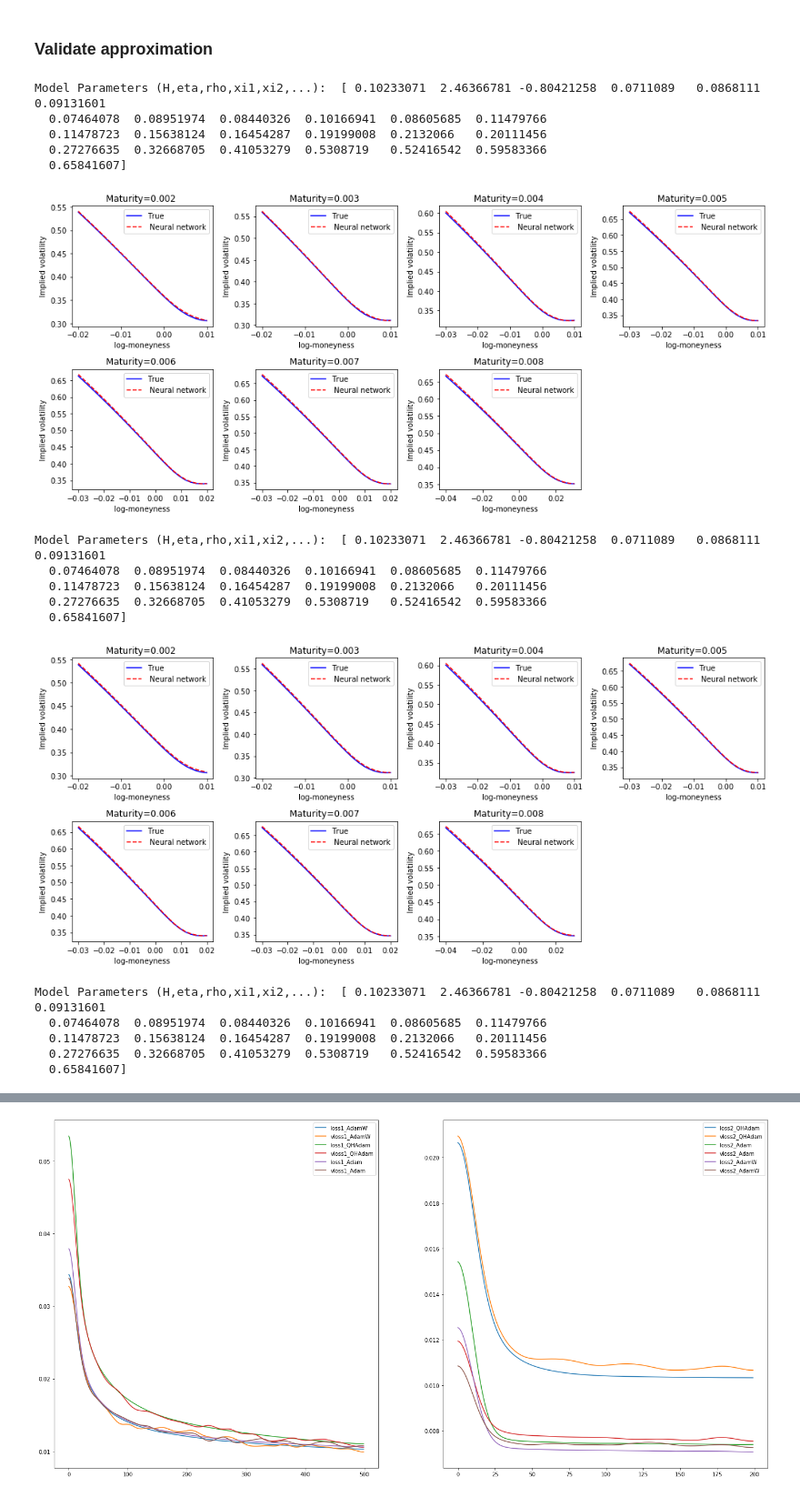
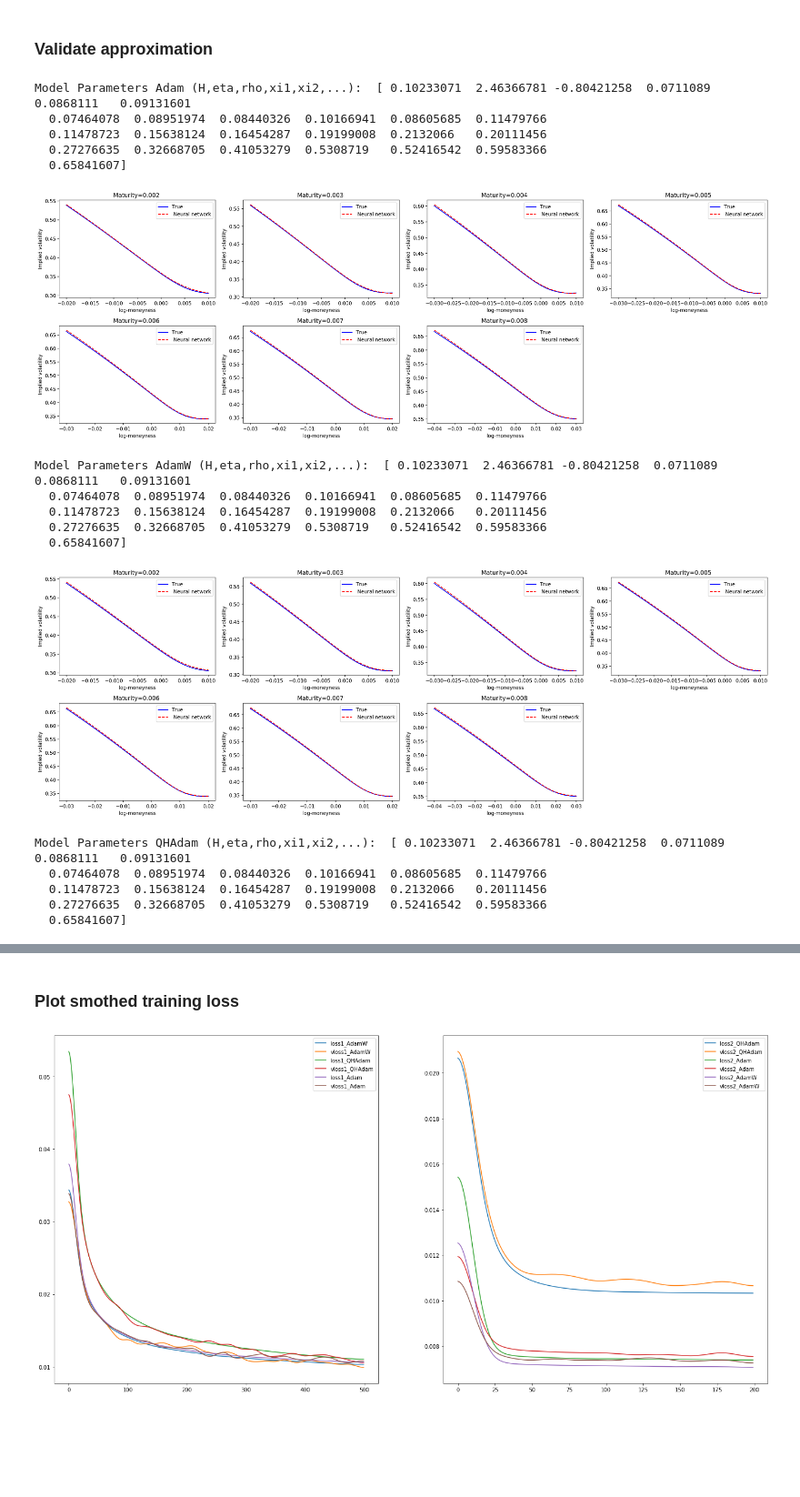
Before and after one commit to steefeen/rough_volatility, a Jupyter notebook: code/neural_networks/train_rbergomi_5-complete.ipynb, the cells around one changed output, grey strips where cells are left out. Shown at 91% size. Saved outputs shown, nothing was run; the diff lists cells and outputs as text; code cells hidden in the pictures; blank space fills up the shorter version.

```diff
--- a/code/neural_networks/train_rbergomi_5-complete.ipynb
+++ b/code/neural_networks/train_rbergomi_5-complete.ipynb
@@ -174,20 +31,11 @@ class QHAdam(Optimizer):
 # %% [markdown]
 ### Load, split and scale the datasets
 # %%
-from IPython.core.display import display, HTML
-display(HTML("<style>.container { width:95% !important; }</style>"))
-
-import os, pandas as pd, numpy as np
-wd = os.getcwd()
-
-path_seperator = os.path.sep
-
 optimizers=[keras.optimizers.Adam(), AdamW(), QHAdam()]
-data = [1,2,3,4,5,6]
 
 # Load contract grid:
-logMoneyness = pd.read_csv(wd + '/data/logMoneyness.txt', delimiter=",", header = None).values
-expiries = pd.read_csv(wd + '/data/expiries.txt', delimiter=",", header = None).values
+logMoneyness = pd.read_csv(wd + path_seperator + 'data' + path_seperator + 'logMoneyness.txt', delimiter=",", header = None).values
+expiries = pd.read_csv(wd + path_seperator + 'data' + path_seperator + 'expiries.txt', delimiter=",", header = None).values
 
 # Set useful parameters:
 nIn = 25
@@ -195,15 +43,13 @@ nOut = 175
 nXi = 22
 
 # Load training data:
-data_train = pd.read_csv(wd + '/data/training_and_test_data/rbergomi_training_data_5.csv', delimiter=",").values
+data_train = pd.read_csv(wd + path_seperator + 'data' + path_seperator + 'training_and_test_data' + path_seperator + 'rbergomi_training_data_' + MODEL_PART + '.csv', delimiter=",").values
 x_train = data_train[:,:nIn]
-
-
 y_train = data_train[:,nIn:nIn+nOut]
 data_train = None
 
 # Load test data:
-data_test = pd.read_csv(wd + '/data/training_and_test_data/rbergomi_test_data_5.csv', delimiter=",").values
+data_test = pd.read_csv(wd + path_seperator + 'data' + path_seperator + 'training_and_test_data' + path_seperator + 'rbergomi_test_data_' + MODEL_PART + '.csv', delimiter=",").values
 x_valid = data_test[:,:nIn]
 y_valid = data_test[:,nIn:nIn+nOut]
 data_test = None
@@ -316,17 +147,17 @@ for key, value in models.items():
     dvl = {'loss2_' + key: value[3], 'vloss2_' + key: value[4]}
     df = pd.DataFrame(data=dl)
 
-    df.to_csv(wd + '/data/neural_network_weights/rbergomi/' + 'rbergomi_model_5_' + key + '_' + 'loss1' + '.csv', encoding='utf-8', index=False)
+    df.to_csv(wd + path_seperator + 'data' + path_seperator + 'neural_network_weights' + path_seperator + 'rbergomi' + path_seperator + 'training_loss' + path_seperator + 'rbergomi_model_' + MODEL_PART + '_' + key + '_' + 'loss1' + '.csv', encoding='utf-8', index=False)
     df = pd.DataFrame(data=dvl)
 
-    df.to_csv(wd + '/data/neural_network_weights/rbergomi/' + 'rbergomi_model_5_' + key + '_' + 'loss2' + '.csv', encoding='utf-8', index=False)
+    df.to_csv(wd + path_seperator + 'data' + path_seperator + 'neural_network_weights' + path_seperator + 'rbergomi' + path_seperator + 'training_loss' + path_seperator + 'rbergomi_model_' + MODEL_PART + '_' + key + '_' + 'loss2' + '.csv', encoding='utf-8', index=False)
 # %% [markdown]
 ### Save network
 <span style="color:red">This section can be skipped! Just go straight to "Load network" and load the already trained model</span>
 # %%
 for key, value in models.items():
     # Save model:
-    value[0].save(wd + '/data/neural_network_weights/rbergomi/rbergomi_model_5_' + key + '.h5')
+    value[0].save(wd + path_seperator + 'data' + path_seperator + 'neural_network_weights' + path_seperator + 'rbergomi' + path_seperator + 'rbergomi_model_' + MODEL_PART + '_' + key + '.h5')
 
     # Save weights (and scalings) in JSON format:
     # - You need to install 'json-tricks' first.
@@ -343,6 +174,6 @@ for key, value in models.items():
 
     json_str = json.dumps(weights_and_more)
 
-    text_file = open(wd + "/data/neural_network_weights/rbergomi/rbergomi_weights_5_" + key + ".json", "w")
+    text_file = open(wd + path_seperator + 'data' + path_seperator + 'neural_network_weights' + path_seperator + 'rbergomi' + path_seperator + 'rbergomi_weights_' + MODEL_PART + '_' + key + ".json", "w")
     text_file.write(json_str)
     text_file.close()
@@ -351,55 +180,50 @@ for key, value in models.items():
-# %%
-# Load already trained neural network:
-model = keras.models.load_model(wd + '/data/neural_network_weights/rbergomi/rbergomi_model_5_adam.h5',
-                                custom_objects={'root_mean_squared_error': root_mean_squared_error, 'QHAdam': QHAdam, 'AdamW' : AdamW})
 # %% [markdown]
 ### Validate approximation
 # %%
-for key, value in models.items():
-    model = keras.models.load_model(wd + '/data/neural_network_weights/rbergomi/rbergomi_model_5_' + key + '.h5',
+for key in optimizers:
+    model = keras.models.load_model(wd + path_seperator + 'data' + path_seperator + 'neural_network_weights' + path_seperator + 'rbergomi' + path_seperator + 'rbergomi_model_' + MODEL_PART + '_' + key.__class__.__name__ + '.h5',
                                     custom_objects={'root_mean_squared_error': root_mean_squared_error, 'QHAdam': QHAdam, 'AdamW' : AdamW})
     # Specify test sample to plot:
     sample_ind = 5006
 
     # Print parameters of test sample:
-    print("Model Parameters (H,eta,rho,xi1,xi2,...): ",myinverse(x_valid_mod[sample_ind,:]))
+    print("Model Parameters " + key.__class__.__name__ + " (H,eta,rho,xi1,xi2,...): ",myinverse(x_valid_mod[sample_ind,:]))
 
     import scipy, matplotlib.pyplot as plt
     npts = 25
     x_sample = x_valid_mod[sample_ind,:]
     y_sample = y_valid_mod[sample_ind,:]
 
     prediction = scale_y.inverse_transform(model.predict(x_valid_mod))
-    plt.figure(1,figsize=(14,12))
+    plt.figure(1,figsize=(21,14), dpi = 200)
     j = -1
     for i in range(0,7):
         j = j + 1
         plt.subplot(4,4,j+1)
-
         plt.plot(logMoneyness[i*npts:(i+1)*npts],y_valid[sample_ind,i*npts:(i+1)*npts],'b',label="True")
         plt.plot(logMoneyness[i*npts:(i+1)*npts],prediction[sample_ind,i*npts:(i+1)*npts],'--r',label=" Neural network")
 
         plt.title("Maturity=%1.3f "%expiries[i*npts])
         plt.xlabel("log-moneyness")
         plt.ylabel("Implied volatility")
 
         plt.legend()
     plt.tight_layout()
     plt.show()
 # %% [output]
-Model Parameters (H,eta,rho,xi1,xi2,...):  [ 0.10233071  2.46366781 -0.80421258  0.0711089   0.0868111   0.09131601
+Model Parameters Adam (H,eta,rho,xi1,xi2,...):  [ 0.10233071  2.46366781 -0.80421258  0.0711089   0.0868111   0.09131601
   0.07464078  0.08951974  0.08440326  0.10166941  0.08605685  0.11479766
   0.11478723  0.15638124  0.16454287  0.19199008  0.2132066   0.20111456
   0.27276635  0.32668705  0.41053279  0.5308719   0.52416542  0.59583366
   0.65841607]
-[figure, old version]
+[figure, new version]
-Model Parameters (H,eta,rho,xi1,xi2,...):  [ 0.10233071  2.46366781 -0.80421258  0.0711089   0.0868111   0.09131601
+Model Parameters AdamW (H,eta,rho,xi1,xi2,...):  [ 0.10233071  2.46366781 -0.80421258  0.0711089   0.0868111   0.09131601
   0.07464078  0.08951974  0.08440326  0.10166941  0.08605685  0.11479766
   0.11478723  0.15638124  0.16454287  0.19199008  0.2132066   0.20111456
   0.27276635  0.32668705  0.41053279  0.5308719   0.52416542  0.59583366
   0.65841607]
-[figure, old version]
+[figure, new version]
-Model Parameters (H,eta,rho,xi1,xi2,...):  [ 0.10233071  2.46366781 -0.80421258  0.0711089   0.0868111   0.09131601
+Model Parameters QHAdam (H,eta,rho,xi1,xi2,...):  [ 0.10233071  2.46366781 -0.80421258  0.0711089   0.0868111   0.09131601
   0.07464078  0.08951974  0.08440326  0.10166941  0.08605685  0.11479766
   0.11478723  0.15638124  0.16454287  0.19199008  0.2132066   0.20111456
   0.27276635  0.32668705  0.41053279  0.5308719   0.52416542  0.59583366
@@ -408,3 +232,5 @@ Model Parameters (H,eta,rho,xi1,xi2,...):  [ 0.10233071  2.46366781 -0.80421258
+# %% [markdown]
+### Plot smothed training loss
 # %%
 import pandas as pd
 import glob
```
Also changed, not shown: parts of 11 cells of this notebook, 5 other files.
